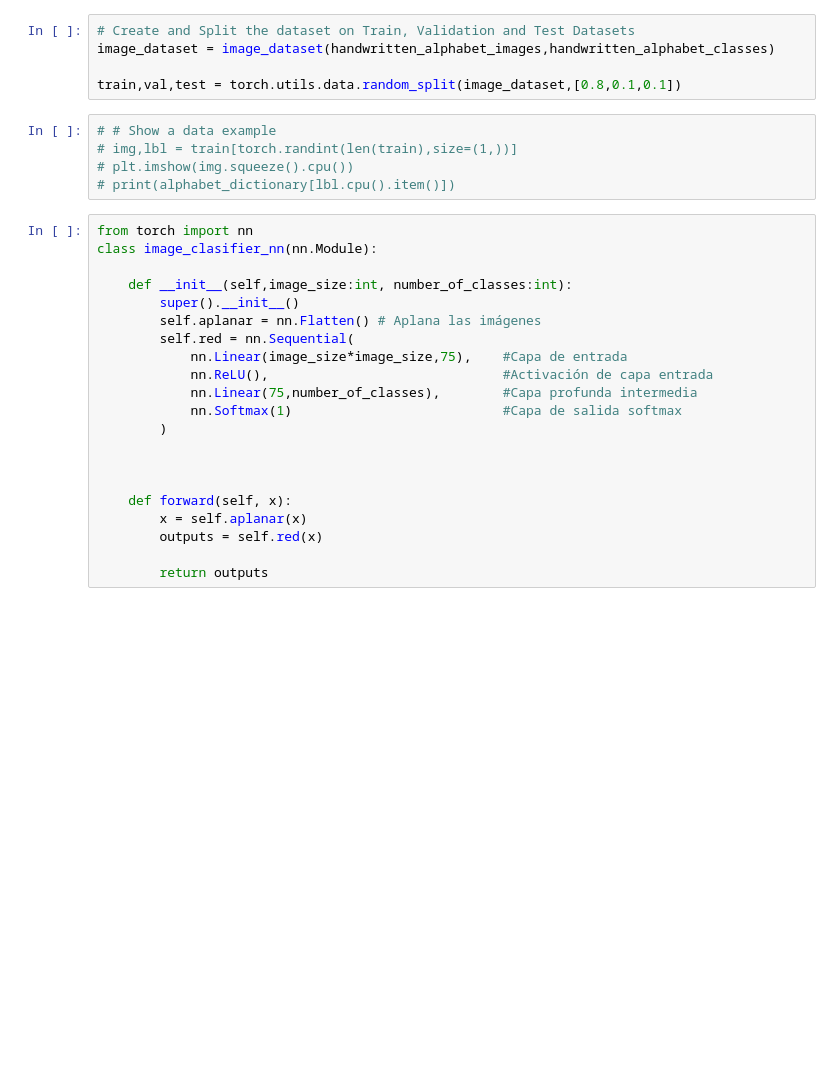
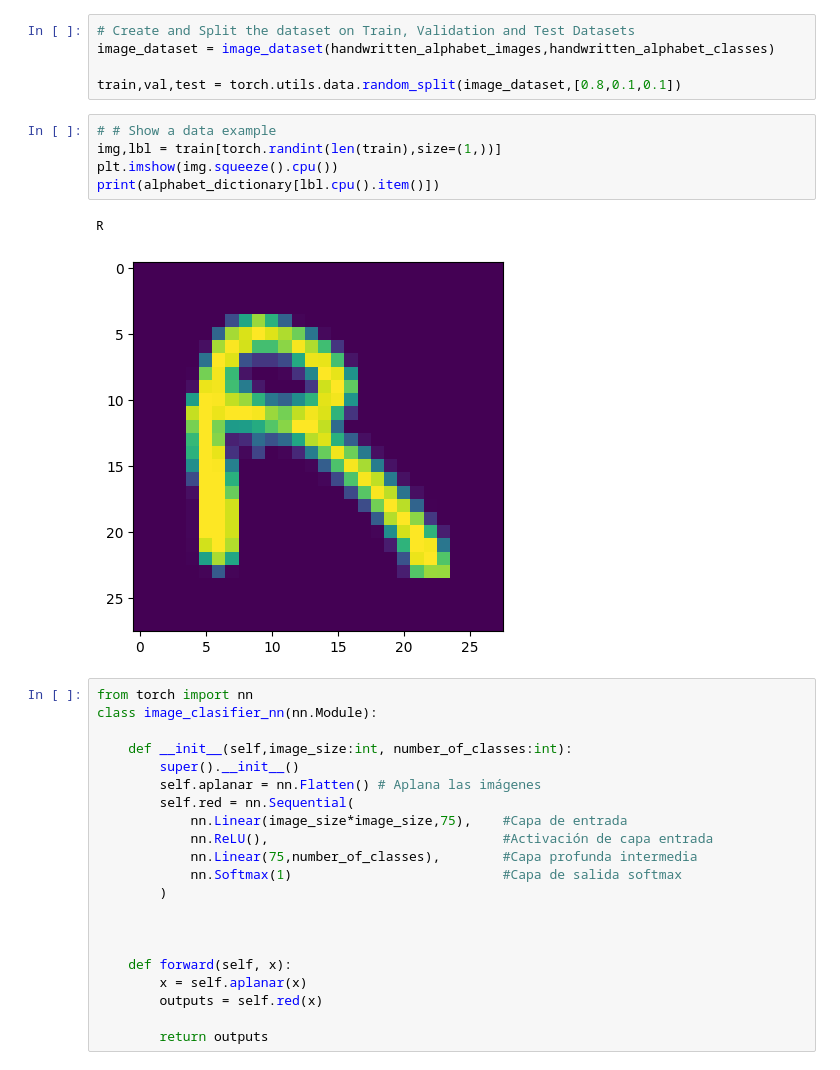
Before and after one commit to PudWin14/Generative_AI_TFM, a Jupyter notebook: Ejercicio_LNN_Letras/LNN_Letras.ipynb, the cells around one changed output. Saved outputs shown, nothing was run; the diff lists cells and outputs as text; blank space fills up the shorter version.

```diff
--- a/Ejercicio_LNN_Letras/LNN_Letras.ipynb
+++ b/Ejercicio_LNN_Letras/LNN_Letras.ipynb
@@ -64,9 +68,12 @@ image_dataset = image_dataset(handwritten_alphabet_images,handwritten_alphabet_c
 train,val,test = torch.utils.data.random_split(image_dataset,[0.8,0.1,0.1])
 # %%
 # # Show a data example
-# img,lbl = train[torch.randint(len(train),size=(1,))]
-# plt.imshow(img.squeeze().cpu())
-# print(alphabet_dictionary[lbl.cpu().item()])
+img,lbl = train[torch.randint(len(train),size=(1,))]
+plt.imshow(img.squeeze().cpu())
+print(alphabet_dictionary[lbl.cpu().item()])
+# %% [output]
+R
+[figure, added]
 # %%
 from torch import nn
 class image_clasifier_nn(nn.Module):
```
Also changed, not shown: parts of 23 cells of this notebook, 1 other file.
